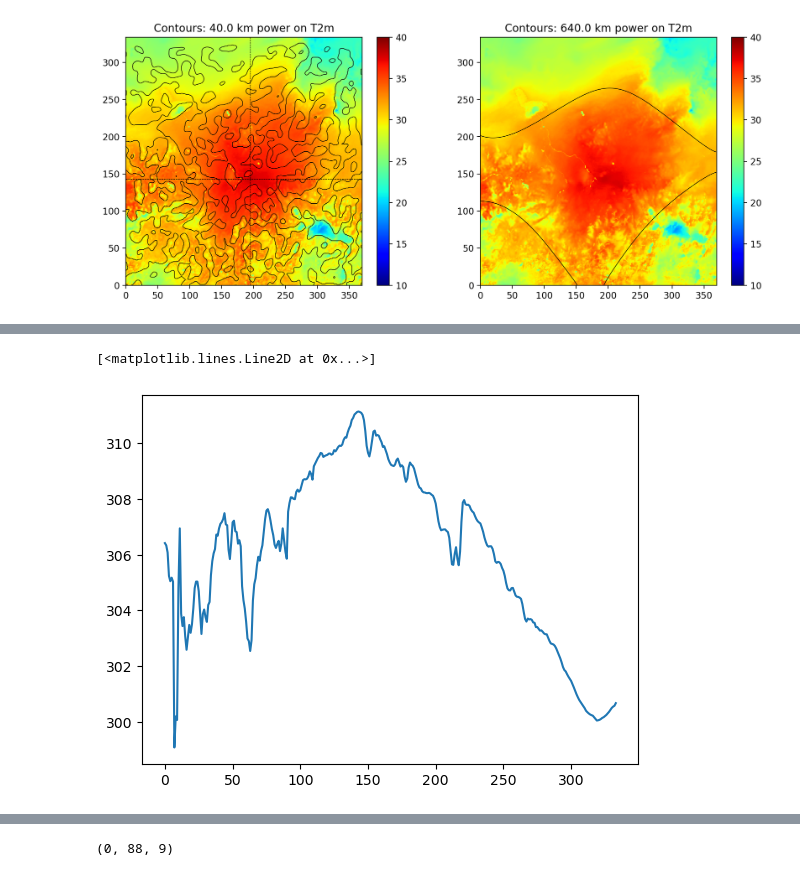
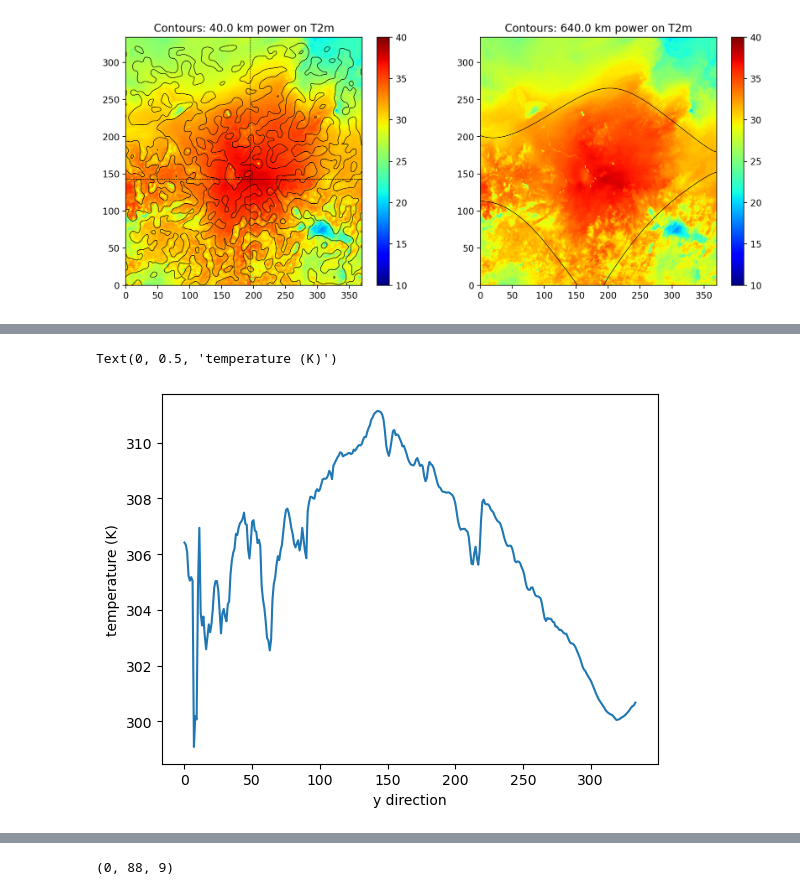
Before and after one commit to cornkle/LMCS, a Jupyter notebook: land_wavelet/landwav_example_temperatures.ipynb, the cells around one changed output, grey strips where cells are left out. Saved outputs shown, nothing was run; the diff lists cells and outputs as text; code cells hidden in the pictures.

```diff
--- a/land_wavelet/landwav_example_temperatures.ipynb
+++ b/land_wavelet/landwav_example_temperatures.ipynb
@@ -139,7 +141,9 @@ plt.plot(dat[pos[0], :]) # real temperature y direction
 # %%
 plt.plot(dat[:, pos[1]]) # real temperature x direction
+plt.xlabel('y direction')
+plt.ylabel('temperature (K)')
 # %% [output]
-[<matplotlib.lines.Line2D at 0x...>]
+Text(0, 0.5, 'temperature (K)')
-[figure, old version]
+[figure, new version]
 # %%
 plt.plot(wObj.scales, wObj.power[:,pos[0], pos[1] ], marker='o')  # scale peak at Tmax centre point at 320 km
```
Also changed, not shown: parts of 4 cells of this notebook.
